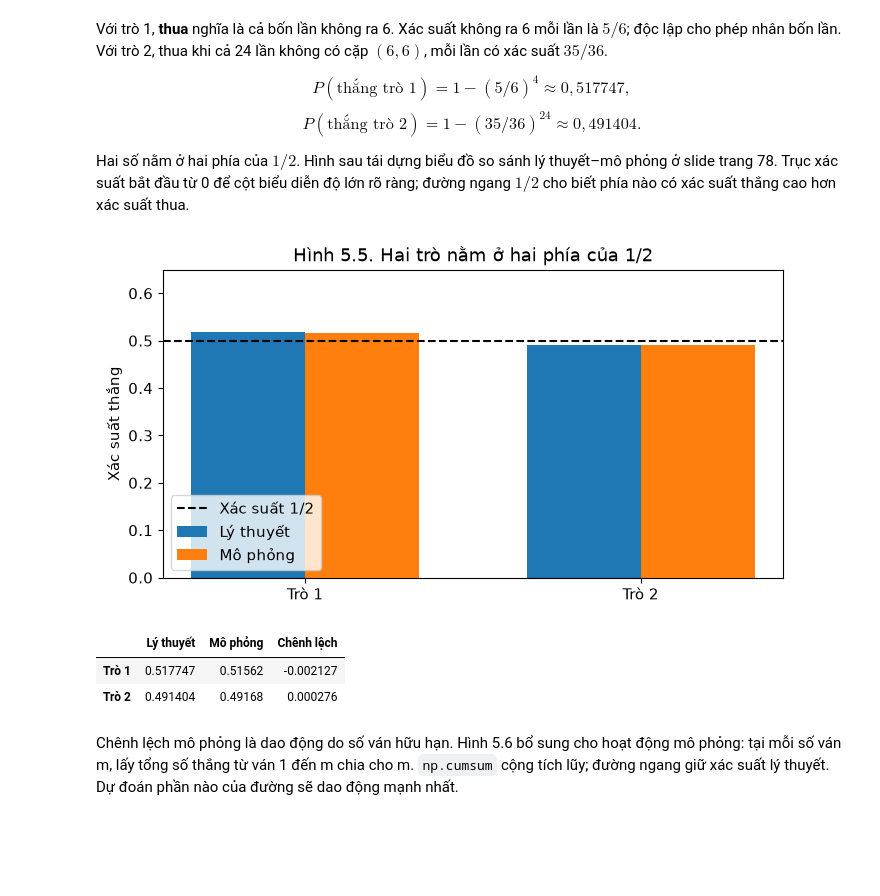
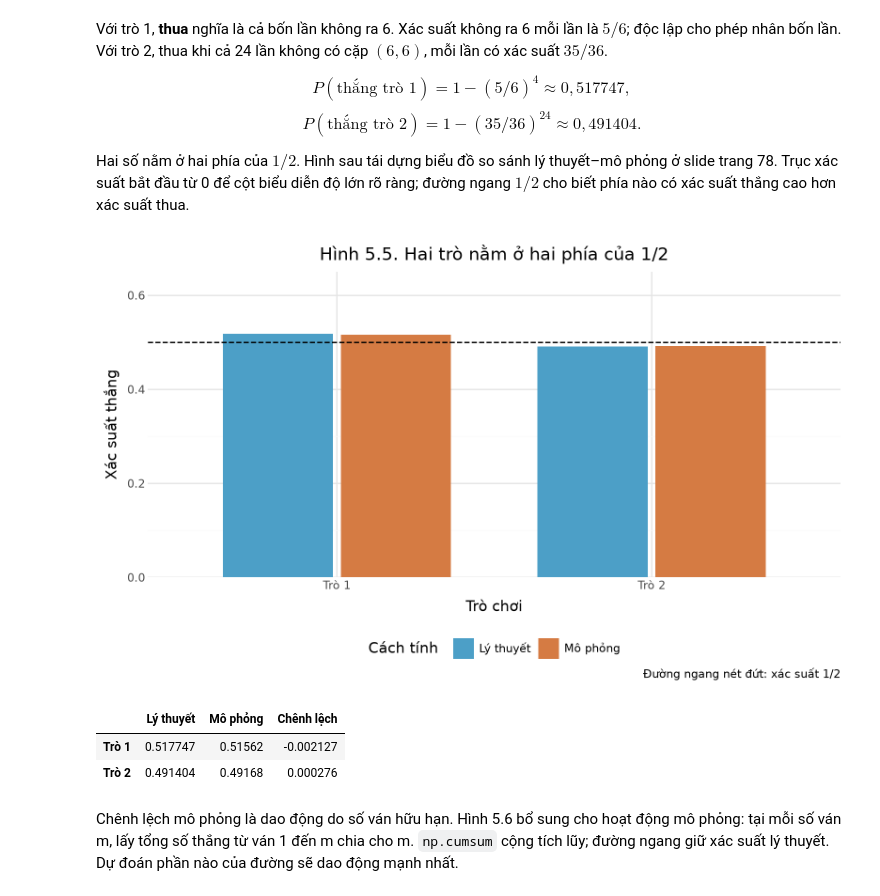
Before and after one commit to h2bach/UET.MAT1052-Labs-Materials, a Jupyter notebook: W5_NenTangVaTinhToanXacSuat.ipynb, the cells around one changed output. Cells and saved outputs as stored; diff of their text form; code cells hidden in the pictures; blank space fills up the shorter version.

```diff
--- a/W5_NenTangVaTinhToanXacSuat.ipynb
+++ b/W5_NenTangVaTinhToanXacSuat.ipynb
@@ -22,17 +22,12 @@ Một nhà máy kiểm tra ngẫu nhiên vài linh kiện từ một lô lớn.
 # %%
 import numpy as np
 import pandas as pd
-import matplotlib.pyplot as plt
-from matplotlib.patches import Circle, Rectangle
-import plotly.graph_objects as go
-import plotly.io as pio
+import plotnine as p9
 from scipy import stats
 from itertools import product
 from IPython.display import display
 
-pio.renderers.default = "plotly_mimetype"
-pio.templates.default = "simple_white"
-plt.rcParams.update({"figure.figsize": (8, 4), "font.size": 11})
+p9.theme_set(p9.theme_minimal(base_size=11))
 rng = np.random.default_rng(42)
 n_games = 50_000
 # %% [markdown]
@@ -485,20 +534,24 @@ Hai số nằm ở hai phía của $1/2$. Hình sau tái dựng biểu đồ so
 # %%
 exact_probs = np.array([1 - (5/6)**4, 1 - (35/36)**24])
 sim_probs = np.array([win1.mean(), win2.mean()])
-fig, ax = plt.subplots()
-x = np.arange(2)
-ax.bar(x-0.17, exact_probs, width=0.34, label="Lý thuyết")
-ax.bar(x+0.17, sim_probs, width=0.34, label="Mô phỏng")
-ax.axhline(0.5, color="black", linestyle="--", label="Xác suất 1/2")
-ax.set_xticks(x)
-ax.set_xticklabels(["Trò 1", "Trò 2"])
-ax.set(ylabel="Xác suất thắng", ylim=(0, 0.65), title="Hình 5.5. Hai trò nằm ở hai phía của 1/2")
-ax.legend()
-plt.show()
+game_plot_data = pd.DataFrame({"Trò chơi": ["Trò 1", "Trò 2"],
+                               "Lý thuyết": exact_probs, "Mô phỏng": sim_probs}).melt(
+    id_vars="Trò chơi", var_name="Cách tính", value_name="Xác suất thắng")
+comparison_plot = (
+    p9.ggplot(game_plot_data, p9.aes("Trò chơi", "Xác suất thắng", fill="Cách tính"))
+    + p9.geom_col(position=p9.position_dodge(width=0.75), width=0.70)
+    + p9.geom_hline(yintercept=0.5, color="black", linetype="dashed", size=0.6)
+    + p9.scale_fill_manual(values={"Lý thuyết": "#4C9FC7", "Mô phỏng": "#D57B43"})
+    + p9.scale_y_continuous(limits=(0, 0.65), expand=(0, 0))
+    + p9.labs(title="Hình 5.5. Hai trò nằm ở hai phía của 1/2", x="Trò chơi",
+               y="Xác suất thắng", caption="Đường ngang nét đứt: xác suất 1/2")
+    + p9.theme(figure_size=(8, 4.8), legend_position="bottom")
+)
+display(comparison_plot)
 display(pd.DataFrame({"Lý thuyết": exact_probs, "Mô phỏng": sim_probs,
                       "Chênh lệch": sim_probs-exact_probs}, index=["Trò 1", "Trò 2"]))
 # %% [output]
-[figure, old version]
+[figure, new version]
 |  | Lý thuyết | Mô phỏng | Chênh lệch |
 | Trò 1 | 0.517747 | 0.51562 | -0.002127 |
 | Trò 2 | 0.491404 | 0.49168 | 0.000276 |
```
Also changed, not shown: parts of 9 cells of this notebook, 9 other files.
